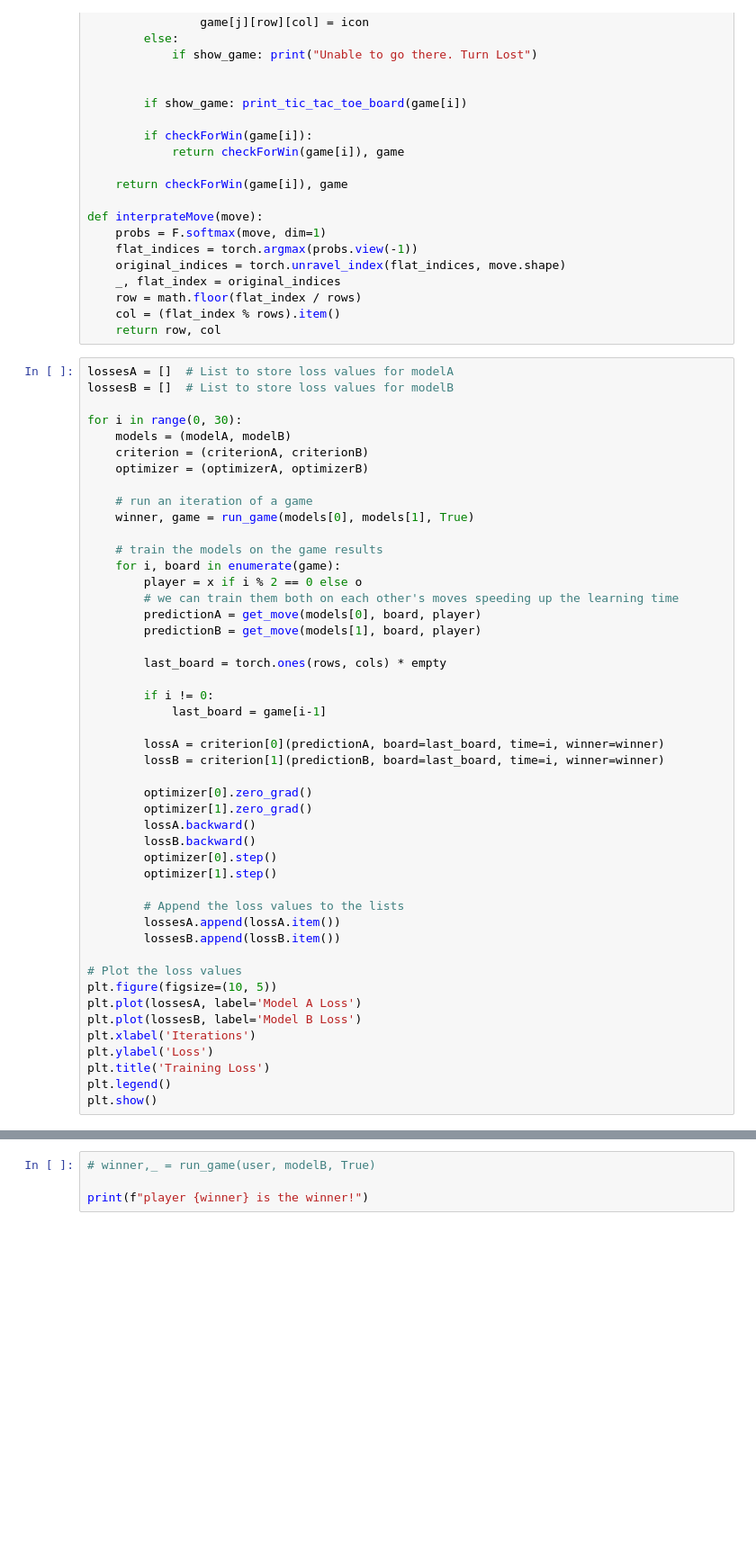
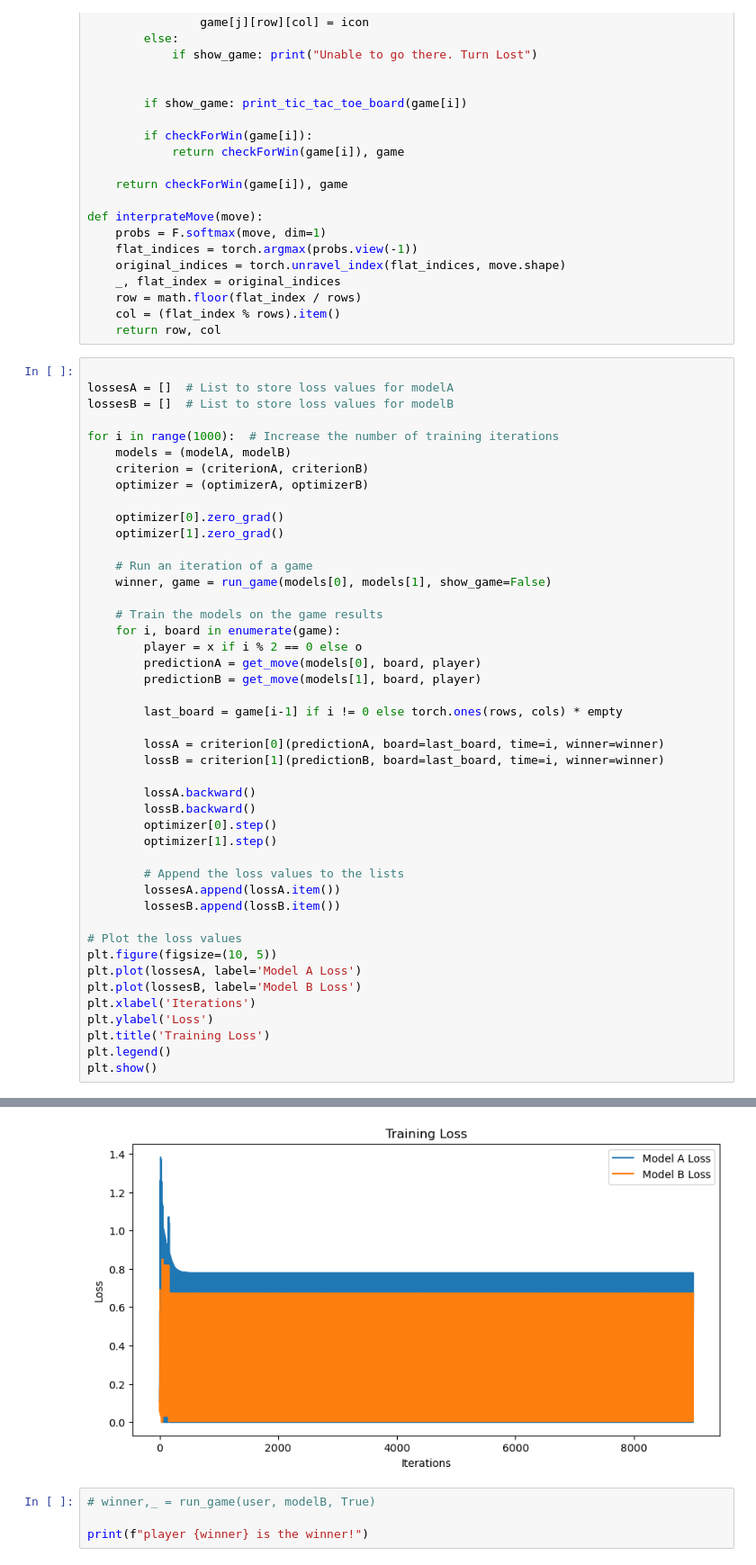
Before and after one commit to lewibs/pytorch_tic_tac_toe, a Jupyter notebook: model.ipynb, the cells around one changed output, grey strips where cells are left out. Shown at 90% size. Saved outputs shown, nothing was run; the diff lists cells and outputs as text; blank space fills up the shorter version.

```diff
--- a/model.ipynb
+++ b/model.ipynb
@@ -207,34 +211,32 @@ def interprateMove(move):
     col = (flat_index % rows).item()
     return row, col
 # %%
+
 lossesA = []  # List to store loss values for modelA
 lossesB = []  # List to store loss values for modelB
 
-for i in range(0, 30):
+for i in range(1000):  # Increase the number of training iterations
     models = (modelA, modelB)
     criterion = (criterionA, criterionB)
     optimizer = (optimizerA, optimizerB)
 
-    # run an iteration of a game
-    winner, game = run_game(models[0], models[1], True)
+    optimizer[0].zero_grad()
+    optimizer[1].zero_grad()
 
-    # train the models on the game results
+    # Run an iteration of a game
+    winner, game = run_game(models[0], models[1], show_game=False)
+
+    # Train the models on the game results
     for i, board in enumerate(game):
         player = x if i % 2 == 0 else o
-        # we can train them both on each other's moves speeding up the learning time
         predictionA = get_move(models[0], board, player)
         predictionB = get_move(models[1], board, player)
 
-        last_board = torch.ones(rows, cols) * empty
-
-        if i != 0:
-            last_board = game[i-1]
+        last_board = game[i-1] if i != 0 else torch.ones(rows, cols) * empty
 
         lossA = criterion[0](predictionA, board=last_board, time=i, winner=winner)
         lossB = criterion[1](predictionB, board=last_board, time=i, winner=winner)
 
-        optimizer[0].zero_grad()
-        optimizer[1].zero_grad()
         lossA.backward()
         lossB.backward()
         optimizer[0].step()
@@ -258,3 +276,4 @@ NameError: name 'interprateMove' is not defined
+[figure, added]
 # %%
 # winner,_ = run_game(user, modelB, True)
 
```
Also changed, not shown: parts of 2 cells of this notebook.
